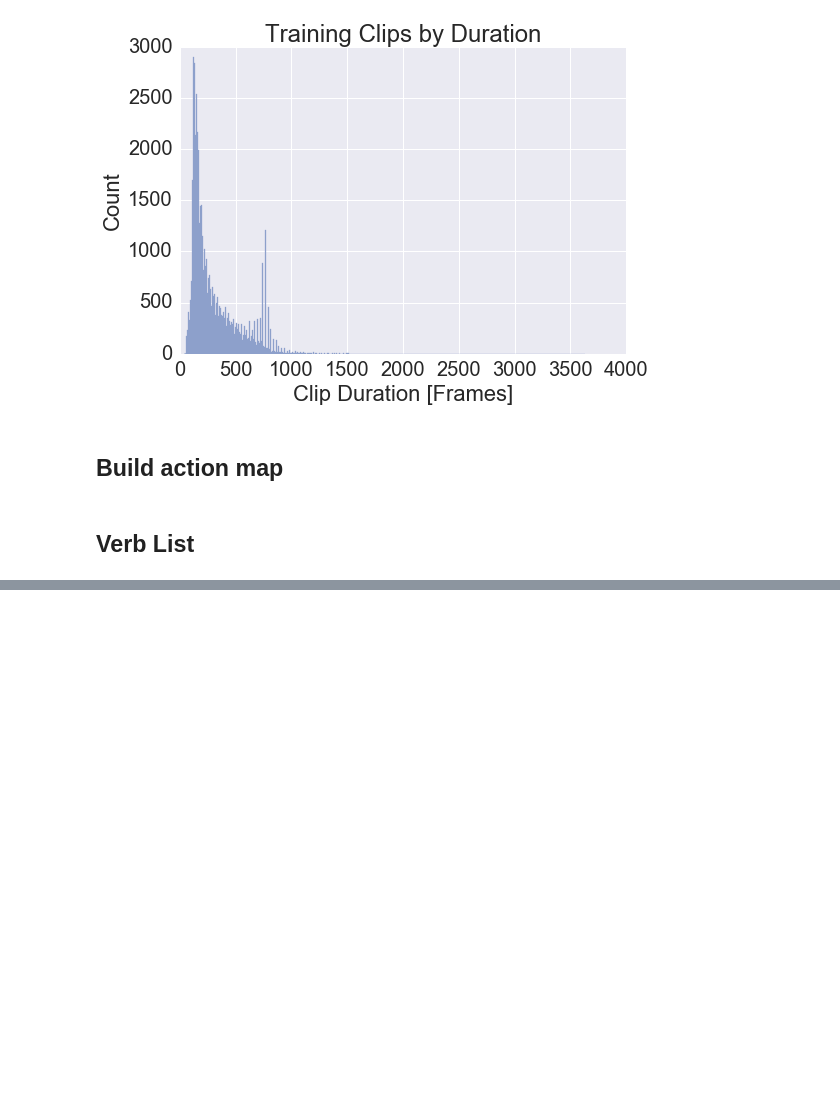
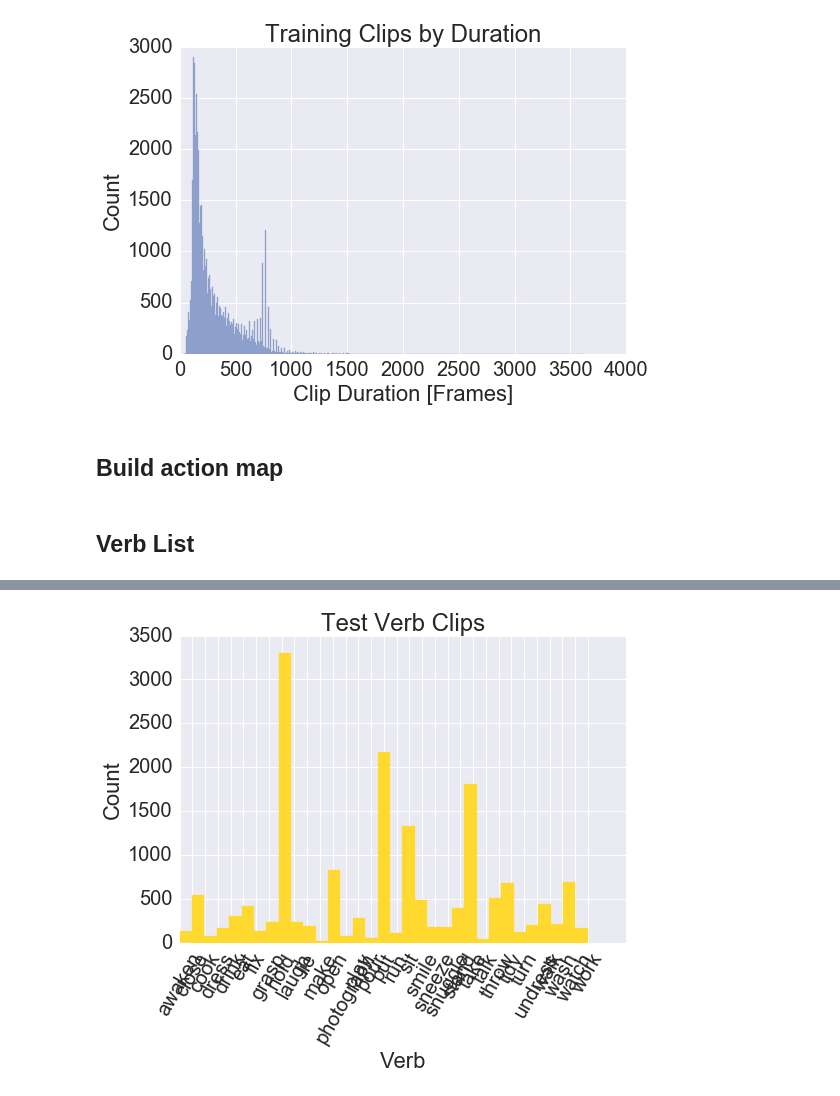
Before and after one commit to salmedina/16824_FinalProject, a Jupyter notebook: notebooks/Charades Analysis.ipynb, the cells around one changed output, grey strips where cells are left out. Cells and saved outputs as stored; diff of their text form; code cells hidden in the pictures; blank space fills up the shorter version.

```diff
--- a/notebooks/Charades Analysis.ipynb
+++ b/notebooks/Charades Analysis.ipynb
@@ -266,8 +268,10 @@ plt.show()
 # %%
 plt.clf()
 plt.hist(test_verbs_labels, color=palette[5], edgecolor=palette[5], bins=33)
 plt.xlabel('Verb')
-plt.ylabel('Num. Clips')
+plt.ylabel('Count')
 plt.title('Test Verb Clips')
 plt.xticks(range(len(verb_list)), verb_list, rotation=60)
 plt.show()
+# %% [output]
+[figure, added]
```
Also changed, not shown: parts of 1 cell of this notebook.
